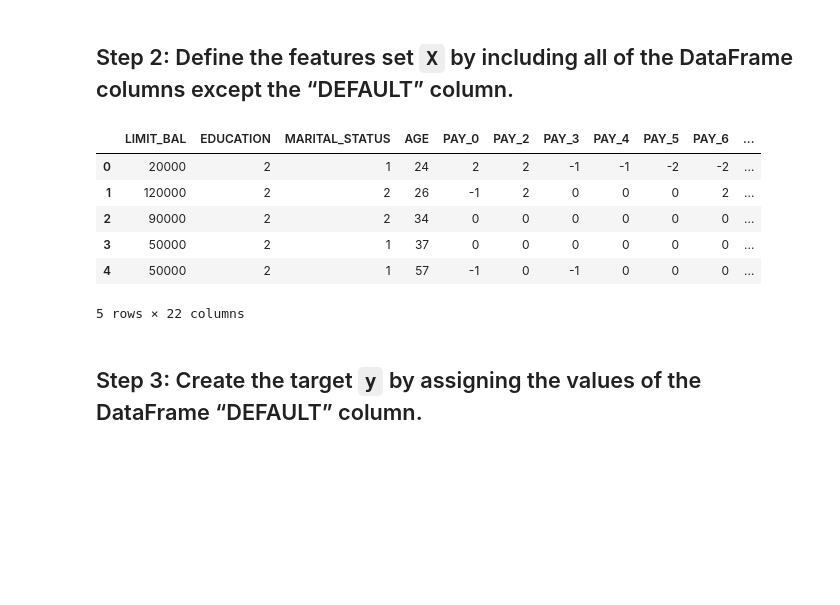
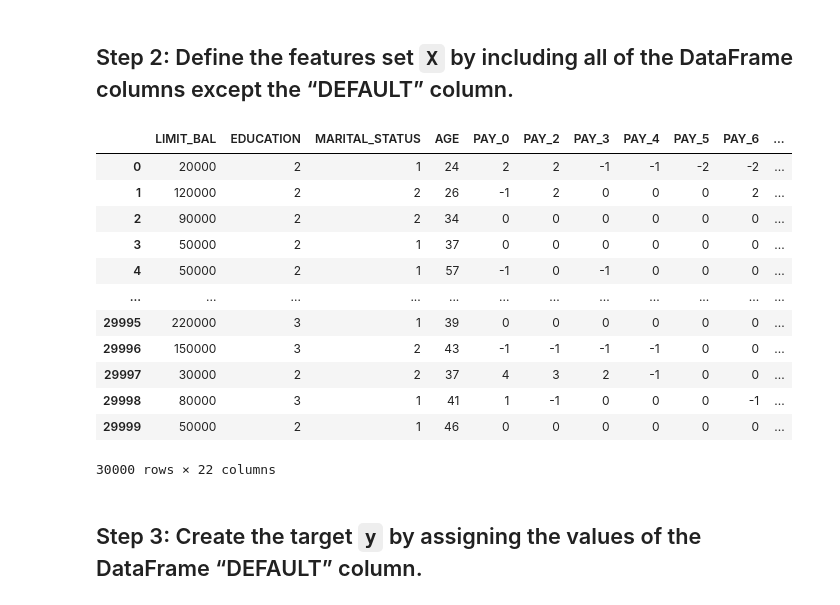
Before and after one commit to ruedas91/FinTechrueda, a Jupyter notebook: GC_preventing_credit_card_defaults_part1.ipynb, the cells around one changed output. Saved outputs shown, nothing was run; the diff lists cells and outputs as text; code cells hidden in the pictures; blank space fills up the shorter version.

```diff
--- a/GC_preventing_credit_card_defaults_part1.ipynb
+++ b/GC_preventing_credit_card_defaults_part1.ipynb
@@ -58,18 +67,24 @@ cc_df = pd.read_csv("cc_default.csv")
 ## Step 2: Define the features set `X` by including all of the DataFrame columns except the “DEFAULT” column.
 # %%
 # Define features set X by selecting all columns but DEFAULT
-X = # YOUR CODE HERE
+X = cc_df.drop(columns=["DEFAULT"]).copy()
 
 # Display the features DataFrame
-# YOUR CODE HERE
+X
 # %% [output]
 |  | LIMIT_BAL | EDUCATION | MARITAL_STATUS | AGE | PAY_0 | PAY_2 | PAY_3 | PAY_4 | PAY_5 | PAY_6 | ... |
 | 0 | 20000 | 2 | 1 | 24 | 2 | 2 | -1 | -1 | -2 | -2 | ... |
 | 1 | 120000 | 2 | 2 | 26 | -1 | 2 | 0 | 0 | 0 | 2 | ... |
 | 2 | 90000 | 2 | 2 | 34 | 0 | 0 | 0 | 0 | 0 | 0 | ... |
 | 3 | 50000 | 2 | 1 | 37 | 0 | 0 | 0 | 0 | 0 | 0 | ... |
 | 4 | 50000 | 2 | 1 | 57 | -1 | 0 | -1 | 0 | 0 | 0 | ... |
+| ... | ... | ... | ... | ... | ... | ... | ... | ... | ... | ... | ... |
+| 29995 | 220000 | 3 | 1 | 39 | 0 | 0 | 0 | 0 | 0 | 0 | ... |
+| 29996 | 150000 | 3 | 2 | 43 | -1 | -1 | -1 | -1 | 0 | 0 | ... |
+| 29997 | 30000 | 2 | 2 | 37 | 4 | 3 | 2 | -1 | 0 | 0 | ... |
+| 29998 | 80000 | 3 | 1 | 41 | 1 | -1 | 0 | 0 | 0 | -1 | ... |
+| 29999 | 50000 | 2 | 1 | 46 | 0 | 0 | 0 | 0 | 0 | 0 | ... |
-5 rows × 22 columns
+30000 rows × 22 columns
 # %% [markdown]
 ## Step 3: Create the target `y` by assigning the values of the DataFrame “DEFAULT” column.
 # %%
```
Also changed, not shown: parts of 9 cells of this notebook.
